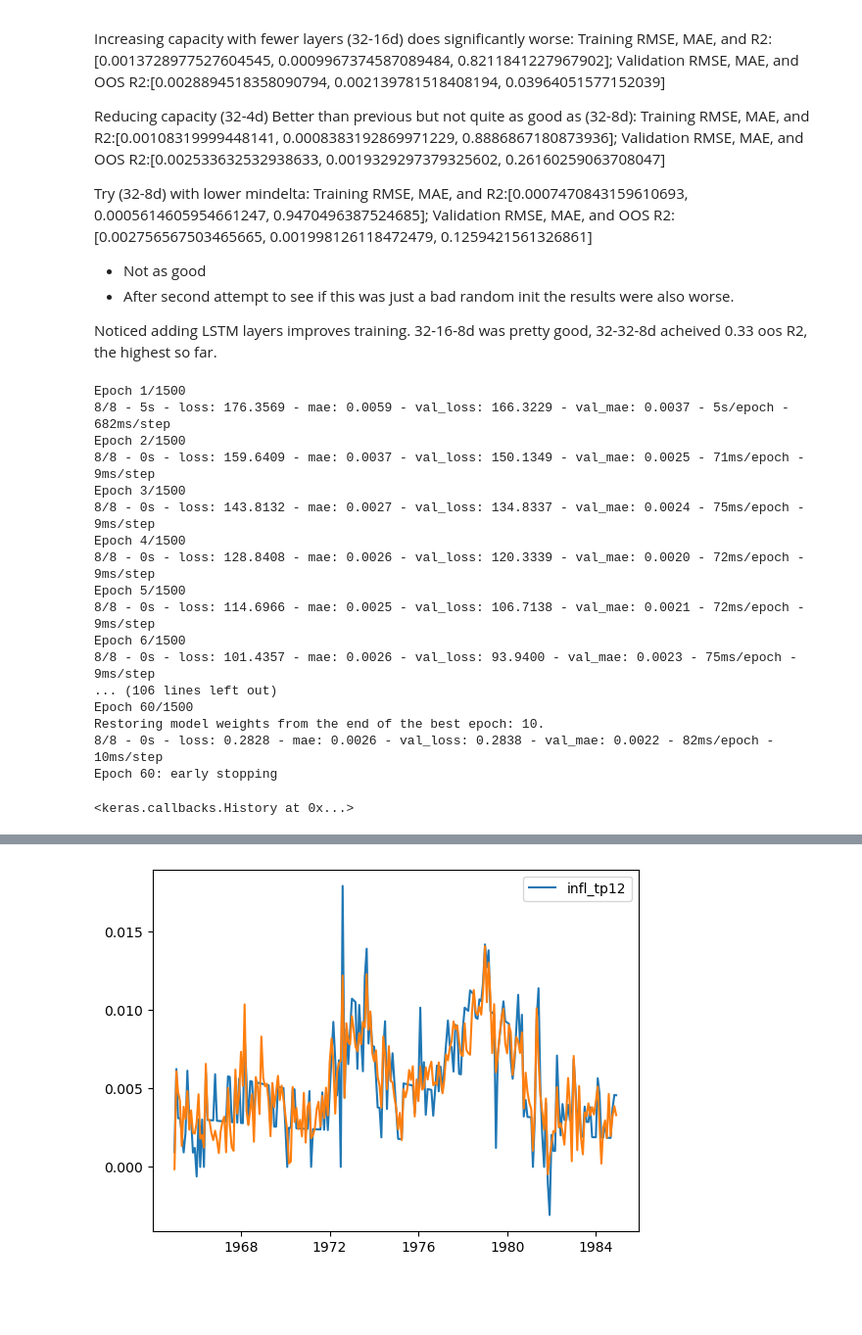
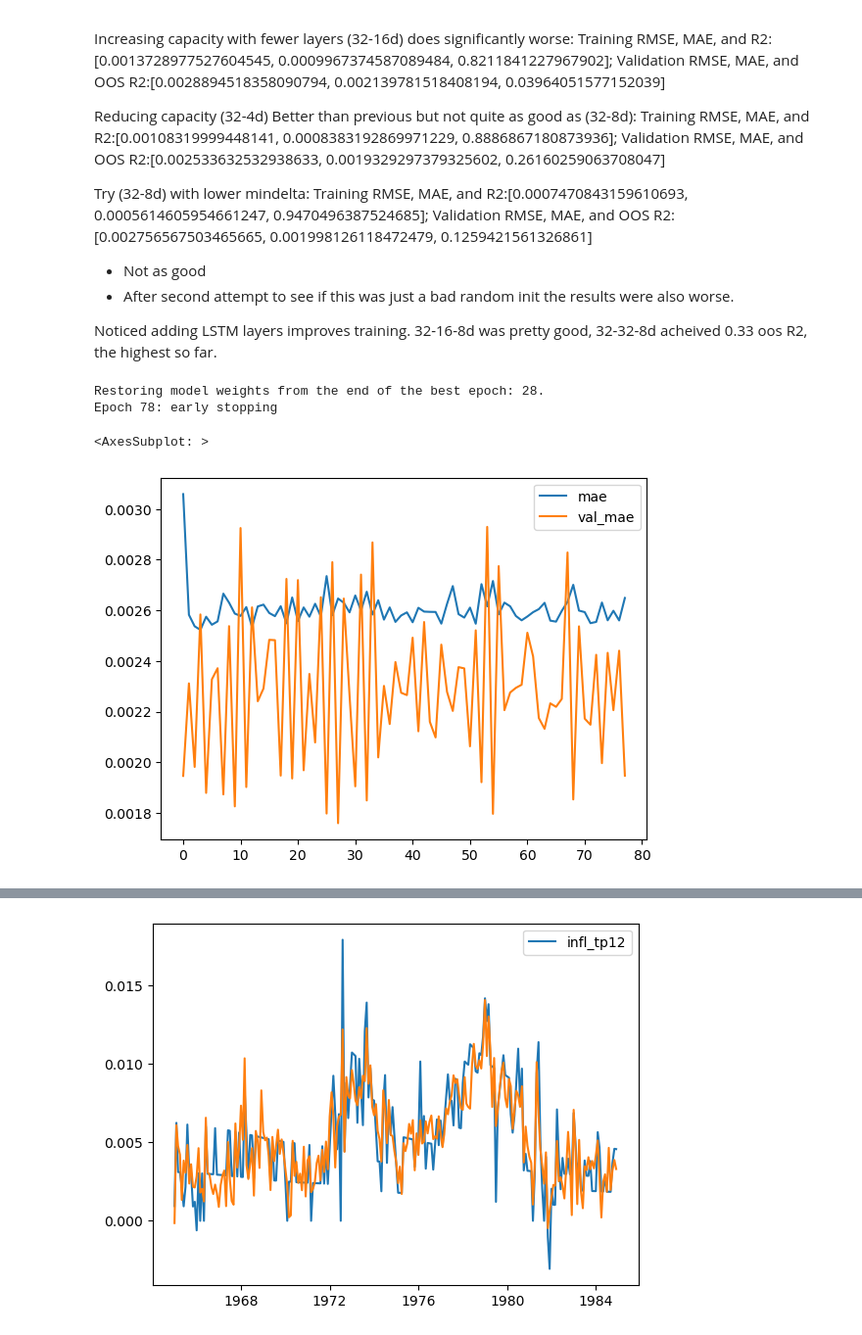
Before and after one commit to rproner1/DPCNet, a Jupyter notebook: inflfc_sandbox.ipynb, the cells around one changed output, grey strips where cells are left out. Shown at 98% size. Saved outputs shown, nothing was run; the diff lists cells and outputs as text; code cells hidden in the pictures; blank space fills up the shorter version.

```diff
--- a/inflfc_sandbox.ipynb
+++ b/inflfc_sandbox.ipynb
@@ -267,43 +267,32 @@ X_train_lstm, X_val_lstm, X_test_lstm = X_train.values.reshape(X_train.shape[0],
 input_shape = X_train_lstm.shape[1:]
 # %%
 cbs = [
-    keras.callbacks.EarlyStopping(monitor='val_mae',min_delta=10**(-4), patience=50, restore_best_weights=True, verbose=1)
+    keras.callbacks.EarlyStopping(monitor='val_mae',min_delta=10**(-5), patience=50, restore_best_weights=True, verbose=1)
 ]
 
 lstm2 = build_lstm(
-    architecture=[32,32],
+    architecture=[32,32,32,32],
     dense_architecture=[16,8],
     input_shape=input_shape,
     recurrent_dropout=0.2,
     l1=0.1
 )
 
-lstm2.fit(X_train_lstm, y_train,
+hist = lstm2.fit(X_train_lstm, y_train,
           validation_data=(X_val_lstm, y_val),
           epochs=1500,
           batch_size=32,
-          verbose=2,
+          verbose=0,
           callbacks=cbs
 )
 # %% [output]
-Epoch 1/1500
-8/8 - 5s - loss: 176.3569 - mae: 0.0059 - val_loss: 166.3229 - val_mae: 0.0037 - 5s/epoch - 682ms/step
-Epoch 2/1500
-8/8 - 0s - loss: 159.6409 - mae: 0.0037 - val_loss: 150.1349 - val_mae: 0.0025 - 71ms/epoch - 9ms/step
-Epoch 3/1500
-8/8 - 0s - loss: 143.8132 - mae: 0.0027 - val_loss: 134.8337 - val_mae: 0.0024 - 75ms/epoch - 9ms/step
-Epoch 4/1500
-8/8 - 0s - loss: 128.8408 - mae: 0.0026 - val_loss: 120.3339 - val_mae: 0.0020 - 72ms/epoch - 9ms/step
-Epoch 5/1500
-8/8 - 0s - loss: 114.6966 - mae: 0.0025 - val_loss: 106.7138 - val_mae: 0.0021 - 72ms/epoch - 9ms/step
-Epoch 6/1500
-8/8 - 0s - loss: 101.4357 - mae: 0.0026 - val_loss: 93.9400 - val_mae: 0.0023 - 75ms/epoch - 9ms/step
-... (106 lines left out)
-Epoch 60/1500
-Restoring model weights from the end of the best epoch: 10.
-8/8 - 0s - loss: 0.2828 - mae: 0.0026 - val_loss: 0.2838 - val_mae: 0.0022 - 82ms/epoch - 10ms/step
-Epoch 60: early stopping
+Restoring model weights from the end of the best epoch: 28.
+Epoch 78: early stopping
-<keras.callbacks.History at 0x...>
+# %%
+pd.DataFrame(hist.history)[['mae','val_mae']].plot()
+# %% [output]
+<AxesSubplot: >
+[figure, added]
 # %%
 plot_training_and_validation_pred(lstm2, X_train_lstm, X_val_lstm, y_train, y_val)
 # %% [output]
```
Also changed, not shown: parts of 3 cells of this notebook, 1 other file.
